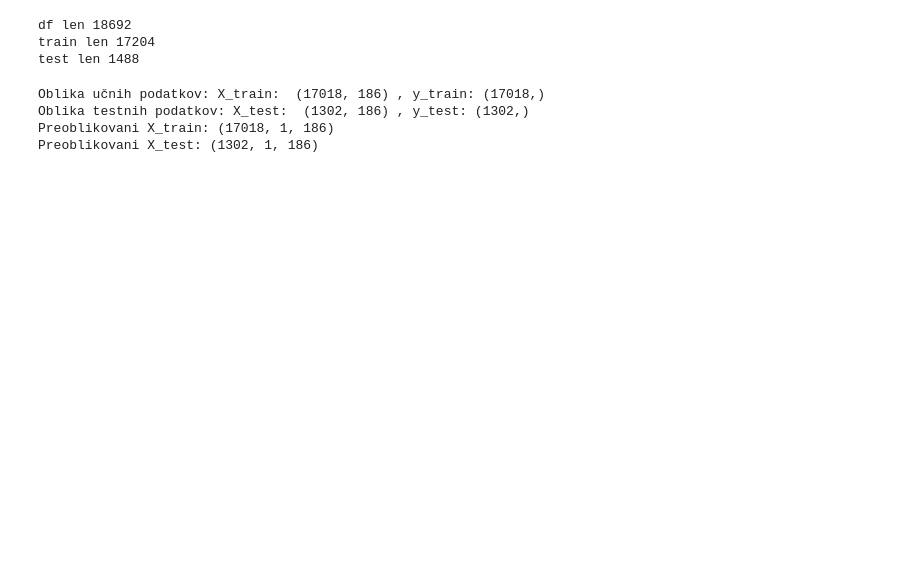
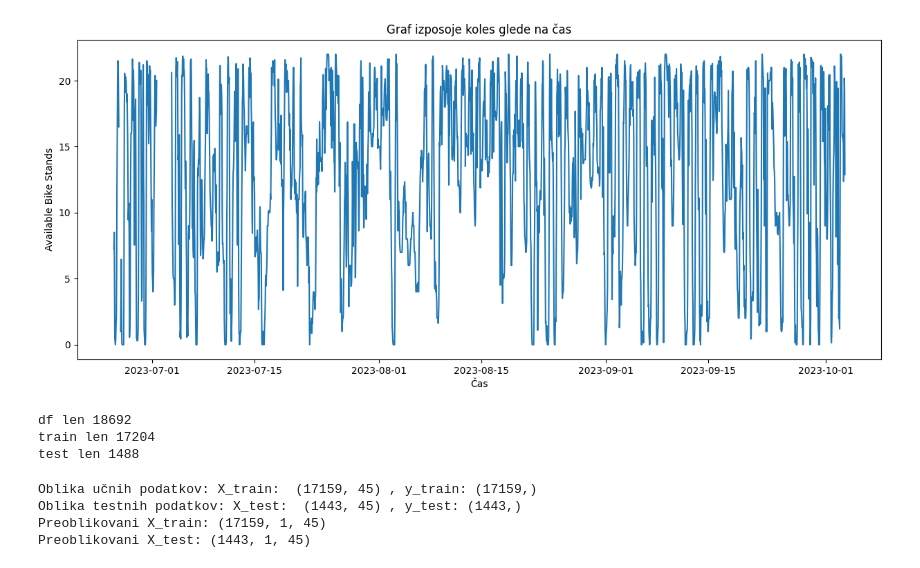
Before and after one commit to jasasuster/mbajk_prediction_system, a Jupyter notebook: notebooks/train_model.ipynb, the cells around one changed output. Saved outputs shown, nothing was run; the diff lists cells and outputs as text; code cells hidden in the pictures; blank space fills up the shorter version.

```diff
--- a/notebooks/train_model.ipynb
+++ b/notebooks/train_model.ipynb
@@ -24,0 +51,11 @@ plt.show()
+# %%
+# agregacija podatkov
+df.set_index('date', inplace=True)
+
+# Resample the data to hourly intervals and calculate the mean
+hourly_data = df.resample('H').mean()
+
+# Reset the index if you want the 'date' column back as a regular column
+hourly_data.reset_index(inplace=True)
+
+hourly_data
@@ -25,3 +76,12 @@ plt.show()
+# %%
+plt.figure(figsize=(15, 6))
+plt.plot(hourly_data['date'], hourly_data['available_bike_stands'])
+plt.title('Graf izposoje koles glede na čas')
+plt.xlabel('Čas')
+plt.ylabel('Available Bike Stands')
+plt.show()
+# %% [output]
+[figure, added]
 # %%
 # filtriramo po available_bike_stands
 df_uni = df['available_bike_stands']
@@ -52,7 +112,7 @@ def create_dataset(dataset, window_size=186):
       y.append(target)
   return np.array(X), np.array(y)
 # %%
-window_size = 186
+window_size = 45
 
 X_train, y_train = create_dataset(train_scaled, window_size=window_size)
 X_test, y_test = create_dataset(test_scaled, window_size=window_size)
@@ -66,10 +126,10 @@ X_test = np.reshape(X_test, (X_test.shape[0], 1, X_test.shape[1]))
 print('Preoblikovani X_train:', X_train.shape)
 print('Preoblikovani X_test:', X_test.shape)
 # %% [output]
-Oblika učnih podatkov: X_train:  (17018, 186) , y_train: (17018,)
-Oblika testnih podatkov: X_test:  (1302, 186) , y_test: (1302,)
-Preoblikovani X_train: (17018, 1, 186)
-Preoblikovani X_test: (1302, 1, 186)
+Oblika učnih podatkov: X_train:  (17159, 45) , y_train: (17159,)
+Oblika testnih podatkov: X_test:  (1443, 45) , y_test: (1443,)
+Preoblikovani X_train: (17159, 1, 45)
+Preoblikovani X_test: (1443, 1, 45)
 # %%
 def build_gru_model(input_shape):
   model = Sequential()
```
Also changed, not shown: parts of 10 cells of this notebook, 38 other files.
